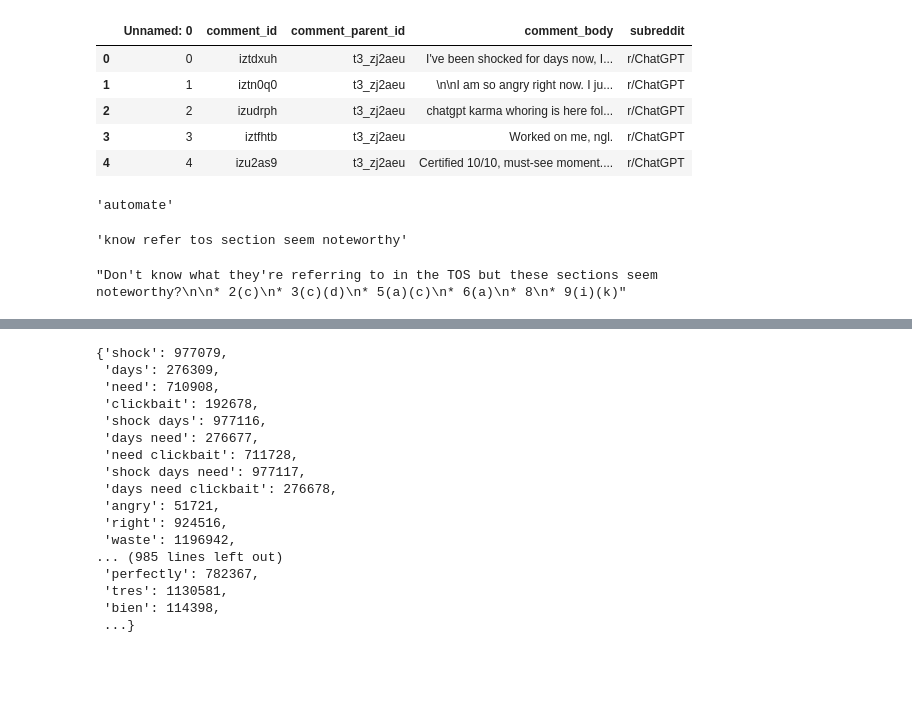
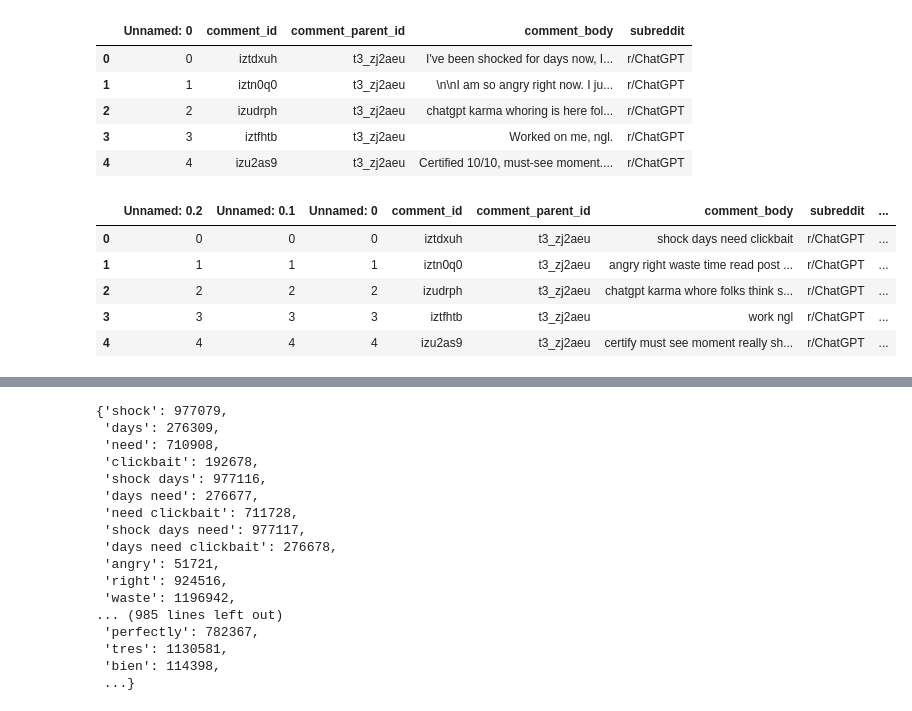
Before and after one commit to ewang97/ChatGPT-Reddit-Comment-Analysis, a Jupyter notebook: visualization.ipynb, the cells around one changed output, grey strips where cells are left out. Saved outputs shown, nothing was run; the diff lists cells and outputs as text; code cells hidden in the pictures; blank space fills up the shorter version.

```diff
--- a/data_preprocessing.ipynb
+++ b/visualization.ipynb
@@ -101,16 +100,3 @@ def clean_comments(comment):
     clean_comment = " ".join(clean_token_list)
 
     return clean_comment
-# %%
-lemmatizer.lemmatize('automate', pos='n')
-# %% [output]
-'automate'
-# %%
-
-clean_comments(df.comment_body[52414])
-# %% [output]
-'know refer tos section seem noteworthy'
-# %%
-df.comment_body[52414]
-# %% [output]
-"Don't know what they're referring to in the TOS but these sections seem noteworthy?\n\n* 2(c)\n* 3(c)(d)\n* 5(a)(c)\n* 6(a)\n* 8\n* 9(i)(k)"
@@ -120,3 +103,13 @@ cleaned_df['comment_body'] = df.comment_body.apply(lambda x: clean_comments(x))
+# %%
+cleaned_df = pd.read_csv(cwd + '\processed\clustered_comments.csv')
+cleaned_df.head()
+# %% [output]
+|  | Unnamed: 0.2 | Unnamed: 0.1 | Unnamed: 0 | comment_id | comment_parent_id | comment_body | subreddit | ... |
+| 0 | 0 | 0 | 0 | iztdxuh | t3_zj2aeu | shock days need clickbait | r/ChatGPT | ... |
+| 1 | 1 | 1 | 1 | iztn0q0 | t3_zj2aeu | angry right waste time read post ... | r/ChatGPT | ... |
+| 2 | 2 | 2 | 2 | izudrph | t3_zj2aeu | chatgpt karma whore folks think s... | r/ChatGPT | ... |
+| 3 | 3 | 3 | 3 | iztfhtb | t3_zj2aeu | work ngl | r/ChatGPT | ... |
+| 4 | 4 | 4 | 4 | izu2as9 | t3_zj2aeu | certify must see moment really sh... | r/ChatGPT | ... |
 # %%
 # Generating TF-IDF Vector for KMeans from the comment_body
 vectorizer = TfidfVectorizer(
```
Also changed, not shown: parts of 10 cells of this notebook.
